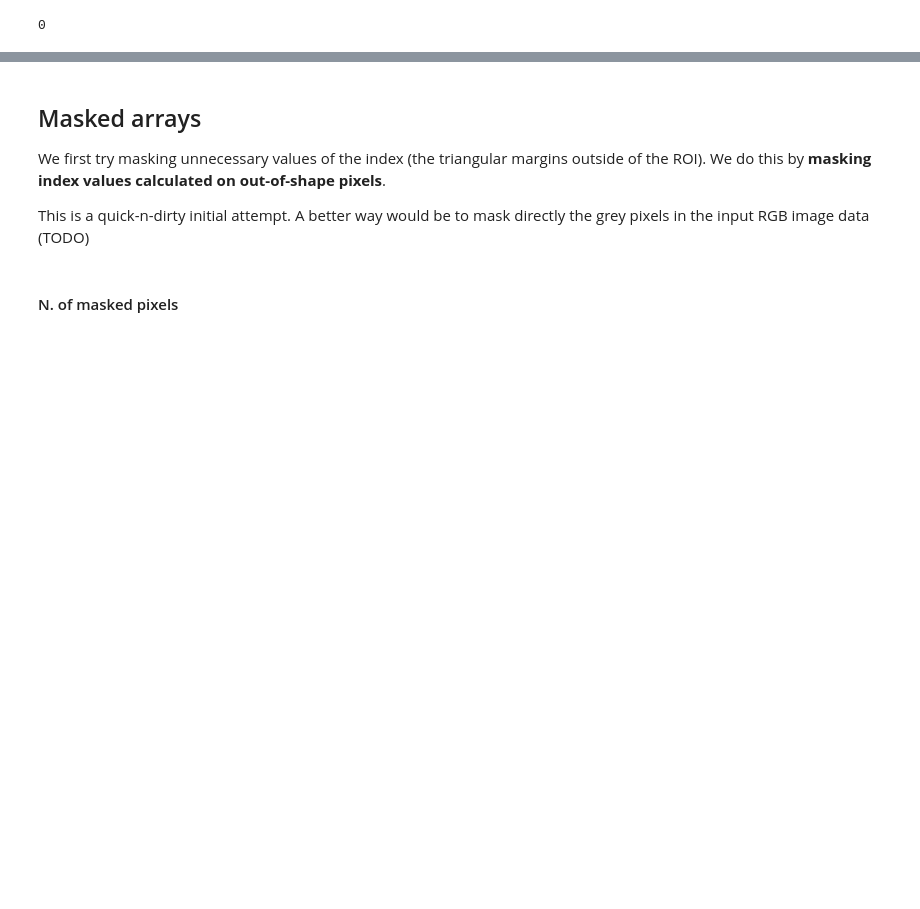
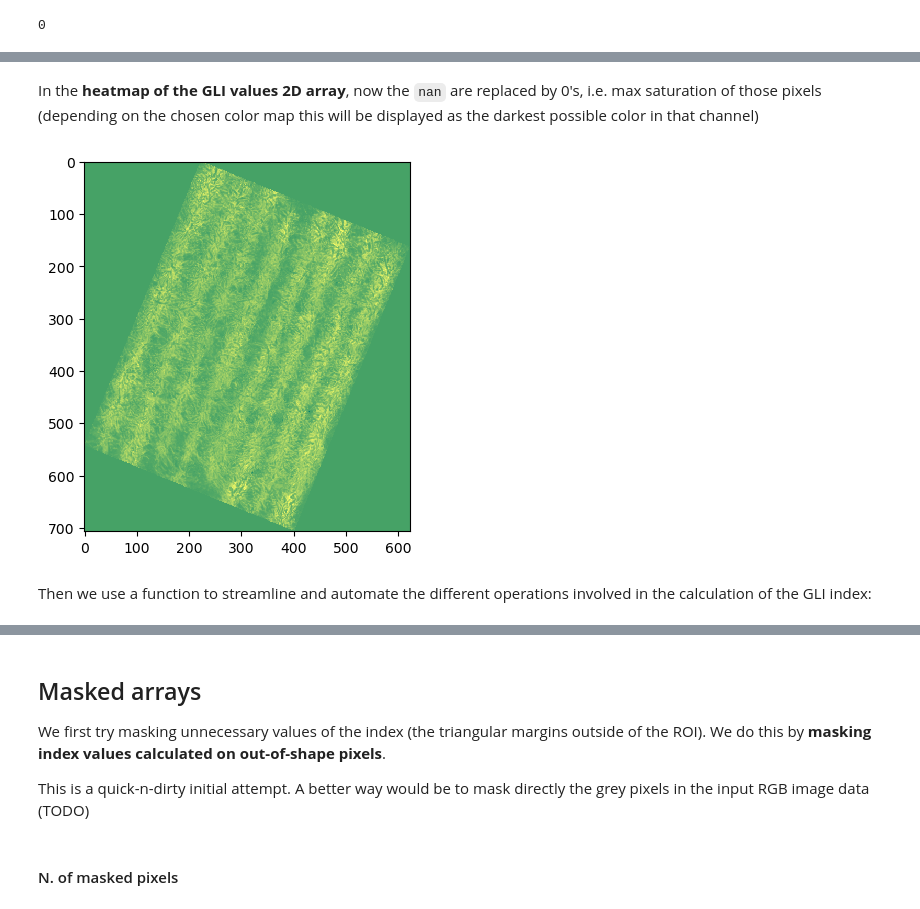
Before and after one commit to ne1s0n/paper-drone2report, a Jupyter notebook: scripts/index_values.ipynb, the cells around one changed output, grey strips where cells are left out. Saved outputs shown, nothing was run; the diff lists cells and outputs as text; code cells hidden in the pictures; blank space fills up the shorter version.

```diff
--- a/scripts/index_values.ipynb
+++ b/scripts/index_values.ipynb
@@ -78,0 +126,6 @@ array([[0.11683168, 0.14558473, 0.14583333, ..., 0.23611111, 0.19034853,
+# %%
+x = (2.0*green - red - blue)
+y = (2.0*green + red + blue)
+
+gli = np.divide(x, y, out=np.zeros_like(x), where=y!=0)
+gli[100:120, 220:280]
@@ -79,3 +156,12 @@ array([[0.11683168, 0.14558473, 0.14583333, ..., 0.23611111, 0.19034853,
+# %% [markdown]
+In the **heatmap of the GLI values 2D array**, now the `nan` are replaced by 0's, i.e. max saturation of those pixels (depending on the chosen color map this will be displayed as the darkest possible color in that channel)
+# %%
+plt.imshow(gli, cmap='summer', interpolation='nearest')
+plt.show()
+# %% [output]
+[figure, added]
+# %% [markdown]
+Then we use a function to streamline and automate the different operations involved in the calculation of the GLI index:
 # %%
 def GLI(img, channels):
 	"""Green leaf index, uses red, green, blue"""
```
Also changed, not shown: parts of 26 cells of this notebook.
